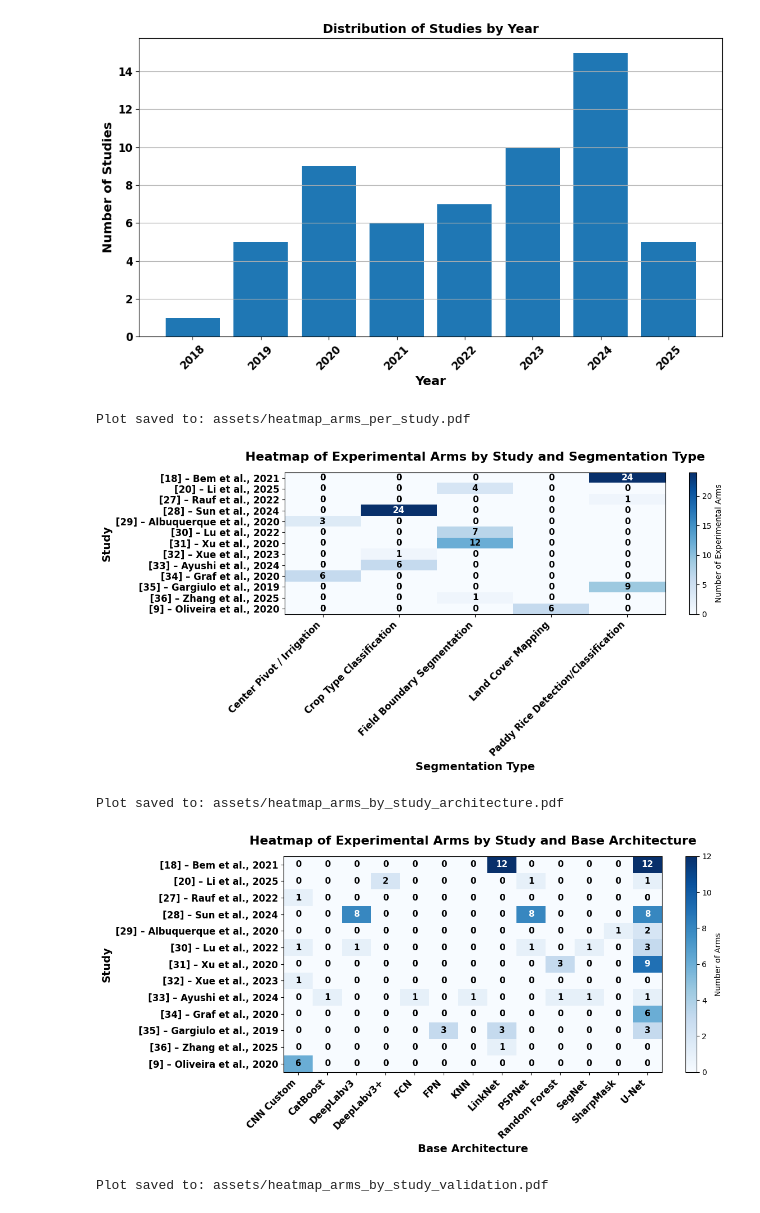
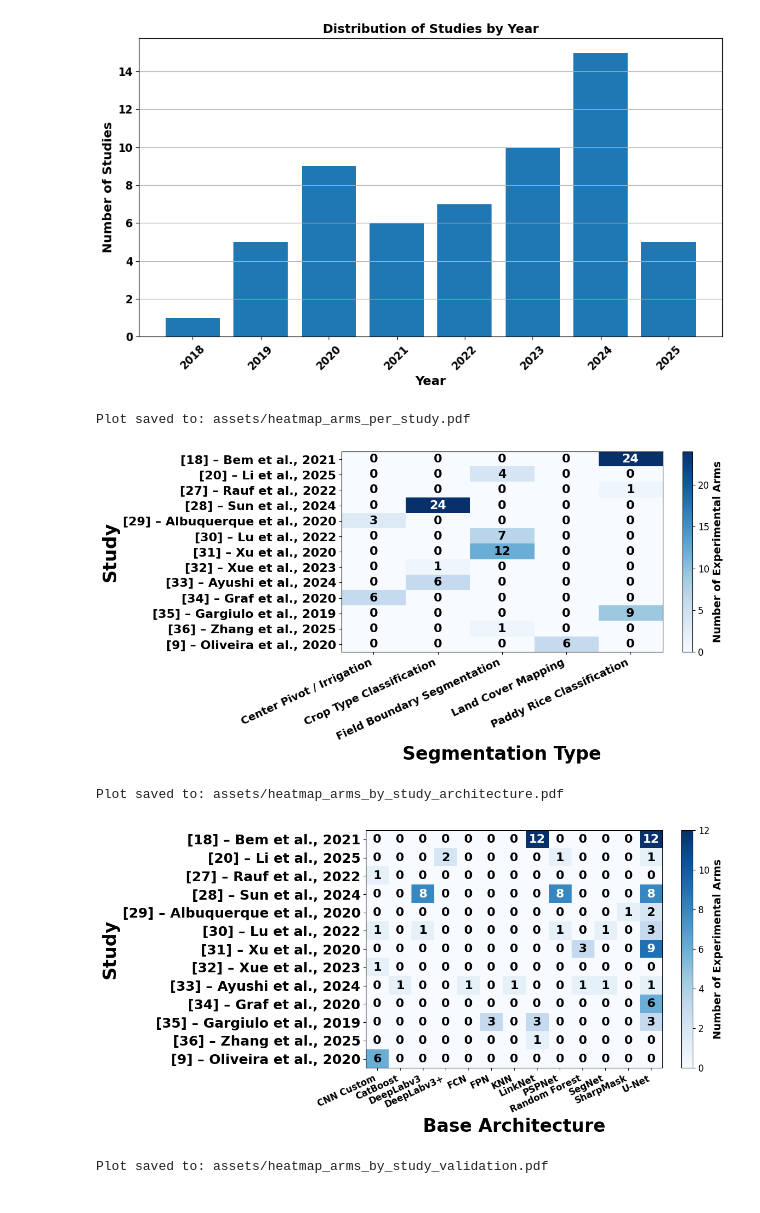
Before and after one commit to MatMB115/lulc-segmentation-materials, a Jupyter notebook: meta/metanalise.ipynb, the cells around one changed output. Cells and saved outputs as stored; diff of their text form; code cells hidden in the pictures.

Commit message:
fix: ajust graphs font size and add limitation sheets

```diff
--- a/meta/metanalise.ipynb
+++ b/meta/metanalise.ipynb
@@ -90,8 +90,8 @@ pt_to_en = {
     "Segmentação de Limites de Talhão"      : "Field Boundary Segmentation",
     "Mapeamento de Cobertura do Solo"       : "Land Cover Mapping",
     "Detecção/Classificação de Arroz Irrigado": "Paddy Rice Classification",
+    "Paddy Rice Detection/Classification": "Paddy Rice Classification"
 }
-
 df = pd.read_excel(FILE_PATH, sheet_name=SHEET_NAME)
 df["Segmentation type (en)"] = (
     df["Segmentation type"].replace(pt_to_en).fillna(df["Segmentation type"])
@@ -113,29 +113,30 @@ data = count_table.values
 im = ax.imshow(data, aspect="auto", cmap="Blues")
 
 ax.set_xticks(range(len(count_table.columns)))
-ax.set_xticklabels(count_table.columns, rotation=45, ha="right", fontsize=12, fontweight="bold")
+ax.set_xticklabels(count_table.columns, rotation=25, ha="right", fontsize=14, fontweight="bold")
 ax.set_yticks(range(len(count_table.index)))
-ax.set_yticklabels(count_table.index, fontsize=12, fontweight="bold")
+ax.set_yticklabels(count_table.index, fontsize=16, fontweight="bold")
 
-plt.colorbar(im, ax=ax, label="Number of Experimental Arms")
+cbar = plt.colorbar(im, ax=ax, label="Number of Experimental Arms")
+cbar.set_label("Number of Experimental Arms", fontsize=14, fontweight="bold")
+cbar.ax.tick_params(labelsize=12)
 
 threshold = data.max() / 2 if data.max() else 0 #type: ignore
 for i in range(data.shape[0]):
     for j in range(data.shape[1]):
         val = data[i, j]
         color = "white" if val > threshold else "black"
-        ax.text(j, i, f"{val}", ha="center", va="center", color=color, fontsize=11, fontweight="bold")
+        ax.text(j, i, f"{val}", ha="center", va="center", color=color, fontsize=16, fontweight="bold")
 
-ax.set_title("Heatmap of Experimental Arms by Study and Segmentation Type", fontsize=16, fontweight="bold", pad=15)
-ax.set_xlabel("Segmentation Type", fontsize=14, fontweight="bold")
-ax.set_ylabel("Study", fontsize=14, fontweight="bold")
+ax.set_xlabel("Segmentation Type", fontsize=24, fontweight="bold")
+ax.set_ylabel("Study", fontsize=24, fontweight="bold")
 
 plt.tight_layout()
 save_plot_pdf("heatmap_arms_per_study")
 plt.show()
 # %% [output]
 Plot saved to: assets/heatmap_arms_per_study.pdf
-[figure, old version]
+[figure, new version]
 # %%
 required_cols = {"Study ID", "Study Number", "Architecture (base)"}
 missing = required_cols - set(df.columns)
@@ -147,42 +148,42 @@ count_table = (
     df.groupby(["Study Label", "Architecture (base)"])
       .size()
       .unstack(fill_value=0)
       .sort_index()
 )
 
 fig_height = max(6, 0.35 * len(count_table))
 fig, ax = plt.subplots(figsize=(12, fig_height))
 
 data = count_table.values
 im = ax.imshow(data, aspect="auto", cmap="Blues")
 
 ax.set_xticks(range(len(count_table.columns)))
-ax.set_xticklabels(count_table.columns, rotation=45, ha="right",
+ax.set_xticklabels(count_table.columns, rotation=25, ha="right",
                    fontsize=12, fontweight="bold")
 ax.set_yticks(range(len(count_table.index)))
-ax.set_yticklabels(count_table.index, fontsize=12, fontweight="bold")
+ax.set_yticklabels(count_table.index, fontsize=18, fontweight="bold")
 
-plt.colorbar(im, ax=ax, label="Number of Arms")
+cbar = plt.colorbar(im, ax=ax, label="Number of Experimental Arms")
+cbar.set_label("Number of Experimental Arms", fontsize=14, fontweight="bold")
+cbar.ax.tick_params(labelsize=12)
 
 thr = data.max() / 2 if data.max() else 0 #type: ignore
 for i in range(data.shape[0]):
     for j in range(data.shape[1]):
         val = data[i, j]
         color = "white" if val > thr else "black"
         ax.text(j, i, f"{val}", ha="center", va="center",
-                color=color, fontsize=11, fontweight="bold")
+                color=color, fontsize=16, fontweight="bold")
 
-ax.set_title("Heatmap of Experimental Arms by Study and Base Architecture",
-             fontsize=16, fontweight="bold", pad=15)
-ax.set_xlabel("Base Architecture", fontsize=14, fontweight="bold")
-ax.set_ylabel("Study", fontsize=14, fontweight="bold")
+ax.set_xlabel("Base Architecture", fontsize=24, fontweight="bold")
+ax.set_ylabel("Study", fontsize=24, fontweight="bold")
 
 plt.tight_layout()
 save_plot_pdf("heatmap_arms_by_study_architecture")
 plt.show()
 # %% [output]
 Plot saved to: assets/heatmap_arms_by_study_architecture.pdf
-[figure, old version]
+[figure, new version]
 # %%
 required_cols = {"Study ID", "Study Number", "validation_category"}
 missing = required_cols - set(df.columns)
```
Also changed, not shown: parts of 1 cell of this notebook, 6 other files.
